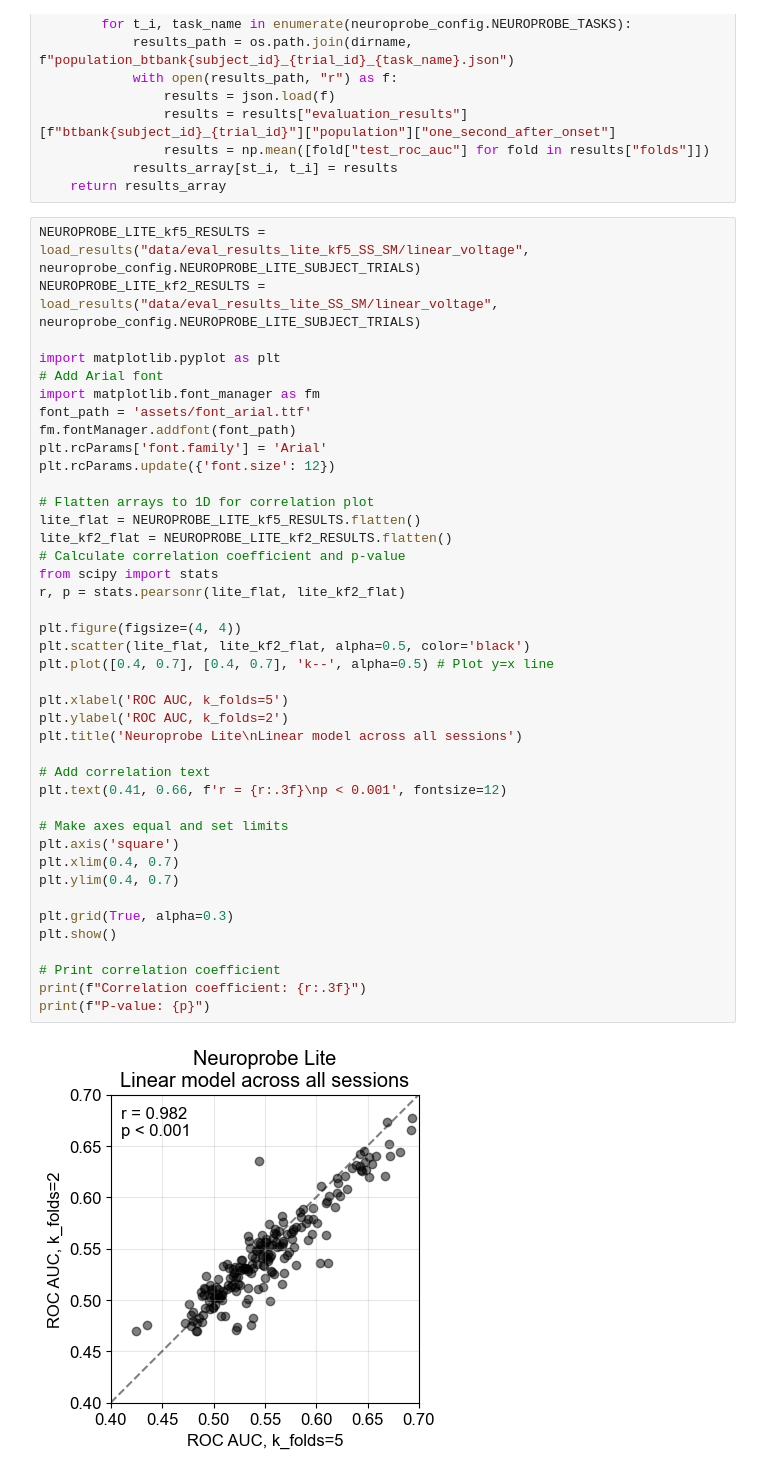
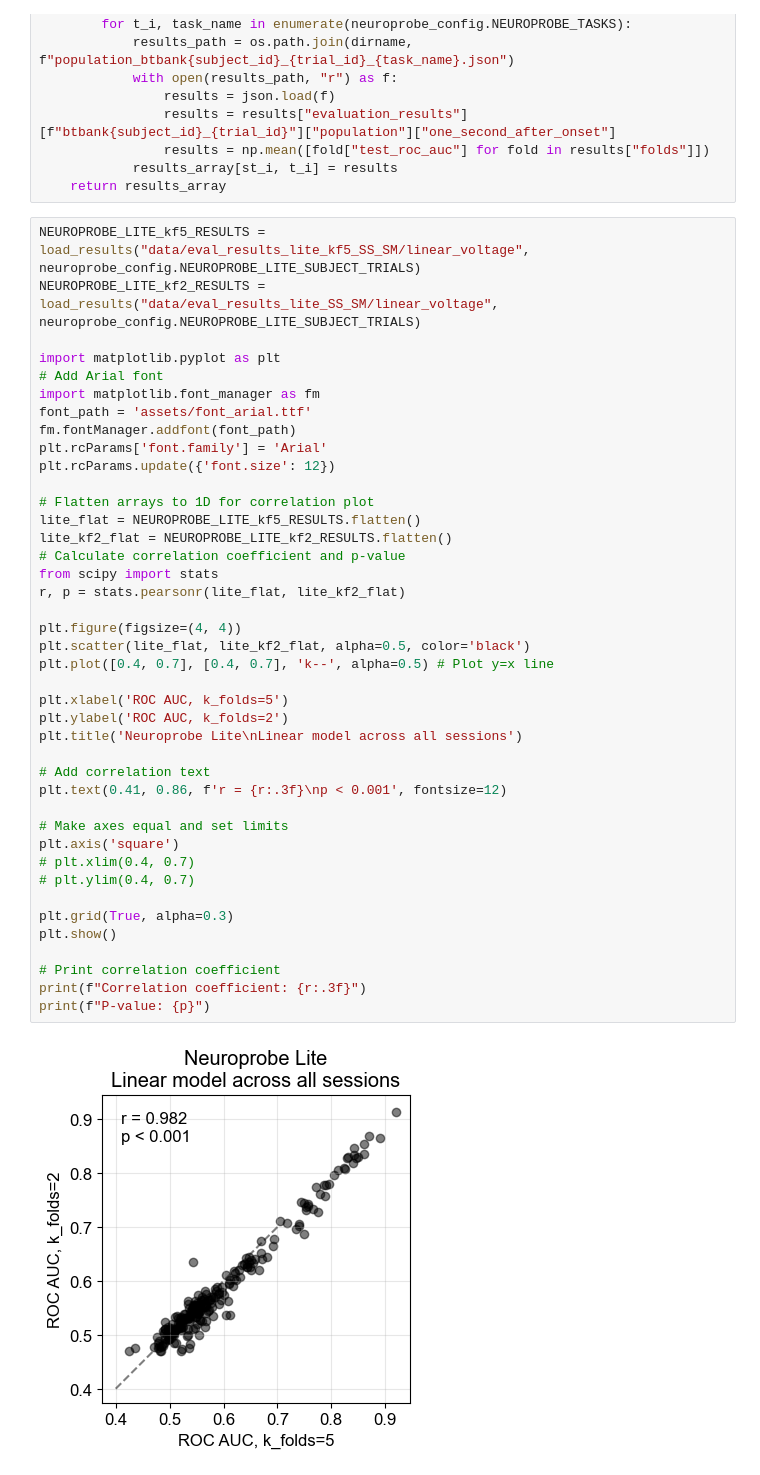
Before and after one commit to yonggngyong/neuroprobe, a Jupyter notebook: analyses/compare_neuroprobe_lite_5_vs_2_folds.ipynb, the cells around one changed output. Drawn from its saved outputs; the diff is of its cells as text.

Commit message:
fixed bug cutting of figure

```diff
--- a/analyses/compare_neuroprobe_lite_5_vs_2_folds.ipynb
+++ b/analyses/compare_neuroprobe_lite_5_vs_2_folds.ipynb
@@ -34,36 +34,36 @@ fm.fontManager.addfont(font_path)
 plt.rcParams['font.family'] = 'Arial'
 plt.rcParams.update({'font.size': 12})
 
 # Flatten arrays to 1D for correlation plot
 lite_flat = NEUROPROBE_LITE_kf5_RESULTS.flatten()
 lite_kf2_flat = NEUROPROBE_LITE_kf2_RESULTS.flatten()
 # Calculate correlation coefficient and p-value
 from scipy import stats
 r, p = stats.pearsonr(lite_flat, lite_kf2_flat)
 
 plt.figure(figsize=(4, 4))
 plt.scatter(lite_flat, lite_kf2_flat, alpha=0.5, color='black')
 plt.plot([0.4, 0.7], [0.4, 0.7], 'k--', alpha=0.5) # Plot y=x line
 
 plt.xlabel('ROC AUC, k_folds=5')
 plt.ylabel('ROC AUC, k_folds=2')
 plt.title('Neuroprobe Lite\nLinear model across all sessions')
 
 # Add correlation text
-plt.text(0.41, 0.66, f'r = {r:.3f}\np < 0.001', fontsize=12)
+plt.text(0.41, 0.86, f'r = {r:.3f}\np < 0.001', fontsize=12)
 
 # Make axes equal and set limits
 plt.axis('square')
-plt.xlim(0.4, 0.7)
-plt.ylim(0.4, 0.7)
+# plt.xlim(0.4, 0.7)
+# plt.ylim(0.4, 0.7)
 
 plt.grid(True, alpha=0.3)
 plt.show()
 
 # Print correlation coefficient
 print(f"Correlation coefficient: {r:.3f}")
 print(f"P-value: {p}")
 # %% [output]
-[figure, old version]
+[figure, new version]
 Correlation coefficient: 0.982
 P-value: 9.28091224702714e-165
```
